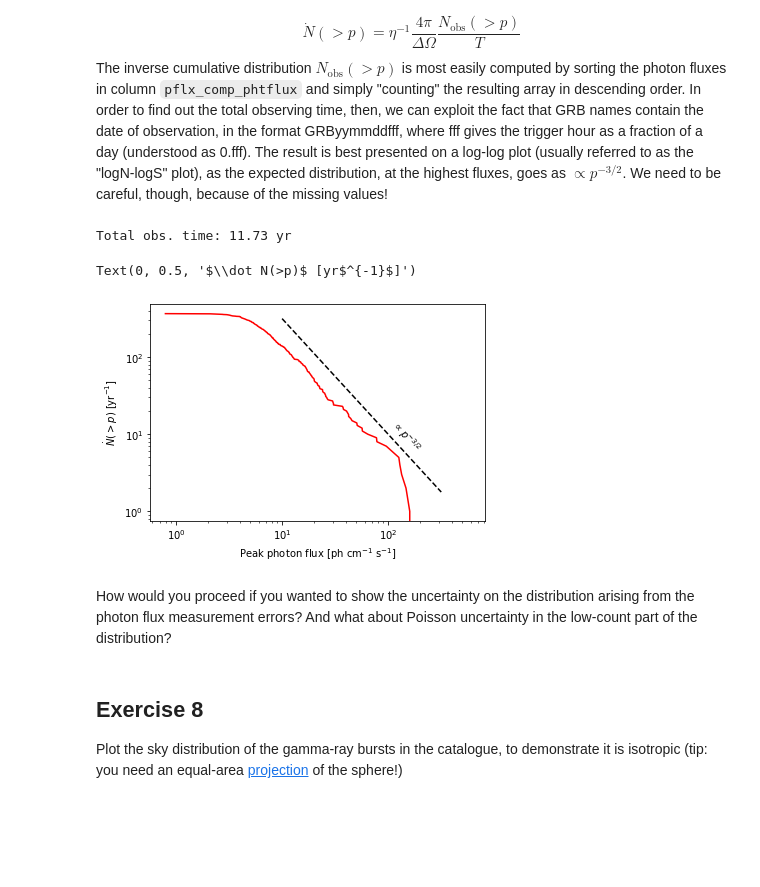
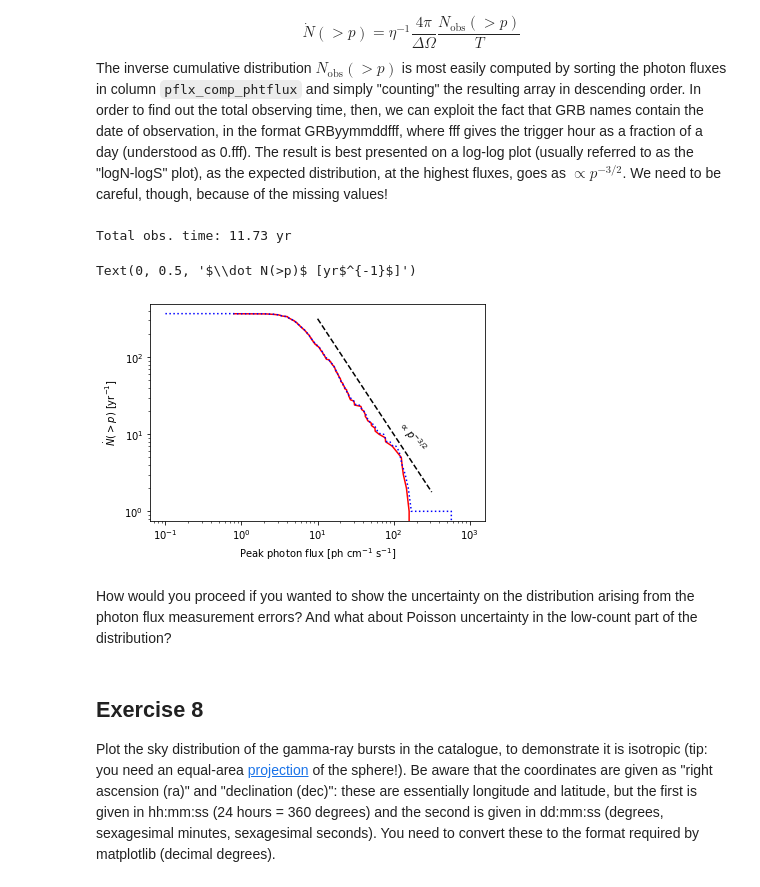
Before and after one commit to omsharansalafia/intropython, a Jupyter notebook: notes/04_InputOutput.ipynb, the cells around one changed output. Cells and saved outputs as stored; diff of their text form; code cells hidden in the pictures; blank space fills up the shorter version.

```diff
--- a/notes/04_InputOutput.ipynb
+++ b/notes/04_InputOutput.ipynb
@@ -387,49 +387,57 @@ The inverse cumulative distribution $N_\mathrm{obs}(>p)$ is most easily computed
 # %%
 valid = data2['pflx_comp_phtflux']>0.
 p = data2['pflx_comp_phtflux'][valid]
-s = np.argsort(data2['pflx_comp_phtflux'][valid]) # sorting index
-Nobs = np.arange(len(s))[::-1] # inverse cumulative
+#s = np.argsort(data2['pflx_comp_phtflux'][valid]) # sorting index
+s = np.argsort(p) # sorting index
+Nobs = np.arange(len(p))[::-1] # inverse cumulative
+
+P = np.logspace(-1.,3.,100) # independent x-axis variable
+Nobs2 = np.zeros(len(P))
+
+for i in range(len(P)):
+    Nobs2[i]=len(p[p>=P[i]])
 
 eta = 0.7 # GBM duty cycle
 DOmega = 9.5 # GBM FoV
 
 # find total obs time
 sorted_names = np.sort(data2['name'][valid])
 n0 = sorted_names[0].lstrip('GRB')
 n1 = sorted_names[-1].lstrip('GRB')
-t0 = float(n0[0:2]) + float(n0[2:4])/12. + float(n0[4:])/365000.
-t1 = float(n1[0:2]) + float(n1[2:4])/12. + float(n1[4:])/365000.
+t0 = float(n0[0:2]) + (float(n0[2:4])-1.)/12. + (float(n0[4:])-1.)/365000.
+t1 = float(n1[0:2]) + (float(n1[2:4])-1.)/12. + (float(n1[4:])-1.)/365000.
 T = t1-t0
 
 print('Total obs. time: {0:.2f} yr'.format(T))
 
 # compute inverse cumulative all-sky observed rate
 dotN = eta**-1*4*np.pi/DOmega*Nobs/T
 
 # show the result in a log-log plot
 import matplotlib.pyplot as plt
 
-plt.plot(data2['pflx_comp_phtflux'][valid].iloc[s],Nobs,'-r')
+plt.plot(p.iloc[s],Nobs,'-r')
+plt.plot(P,Nobs2,':b')
 
 # include theoretically expected distribution
 p2 = np.logspace(1,2.5,10)
 dotN_expected = 10.*(p2/100.)**-1.5
 plt.plot(p2,dotN_expected,'--k')
 plt.annotate(r'$\propto p^{-3/2}$',xy=(100.,6.),rotation=-50)
 
 plt.loglog()
 plt.xlabel(r'Peak photon flux [ph cm$^{-1}$ s$^{-1}$]')
 plt.ylabel(r'$\dot N(>p)$ [yr$^{-1}$]')
 # %% [output]
 Total obs. time: 11.73 yr
 Text(0, 0.5, '$\\dot N(>p)$ [yr$^{-1}$]')
-[figure, old version]
+[figure, new version]
 # %% [markdown]
 How would you proceed if you wanted to show the uncertainty on the distribution arising from the photon flux measurement errors? And what about Poisson uncertainty in the low-count part of the distribution?
 # %% [markdown]
 ## Exercise 8
 
-Plot the sky distribution of the gamma-ray bursts in the catalogue, to demonstrate it is isotropic (tip: you need an equal-area [projection](https://matplotlib.org/stable/gallery/subplots_axes_and_figures/geo_demo.html) of the sphere!)
+Plot the sky distribution of the gamma-ray bursts in the catalogue, to demonstrate it is isotropic (tip: you need an equal-area [projection](https://matplotlib.org/stable/gallery/subplots_axes_and_figures/geo_demo.html) of the sphere!). Be aware that the coordinates are given as "right ascension (ra)" and "declination (dec)": these are essentially longitude and latitude, but the first is given in hh:mm:ss (24 hours = 360 degrees) and the second is given in dd:mm:ss (degrees, sexagesimal minutes, sexagesimal seconds). You need to convert these to the format required by matplotlib (decimal degrees).
 # %% [markdown]
 ## Exercise 9
 
```
Also changed, not shown: parts of 5 cells of this notebook, 4 other files.
